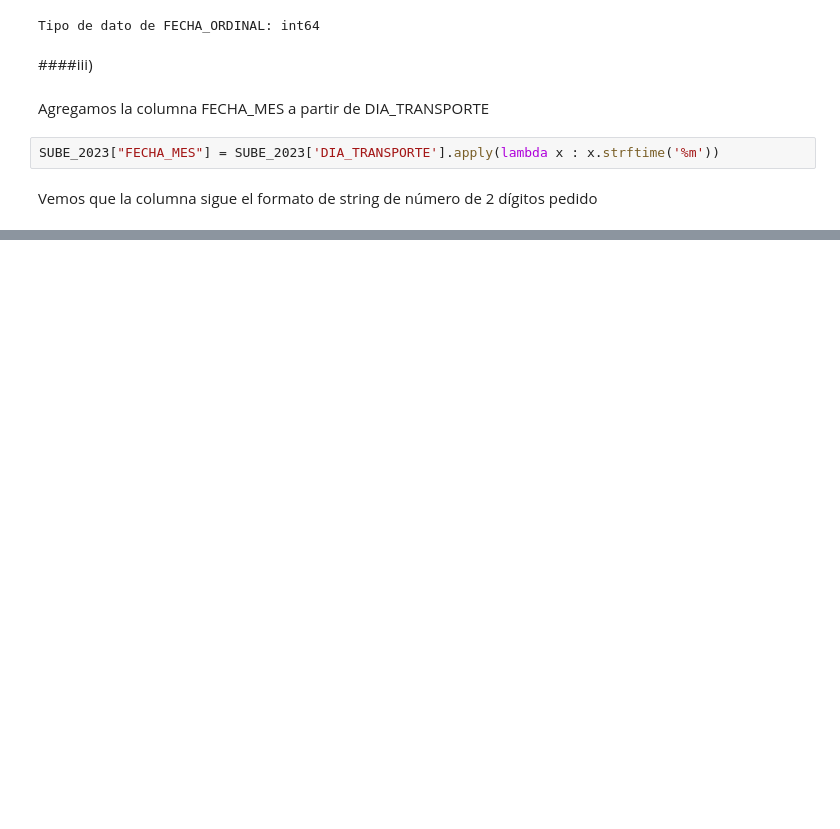
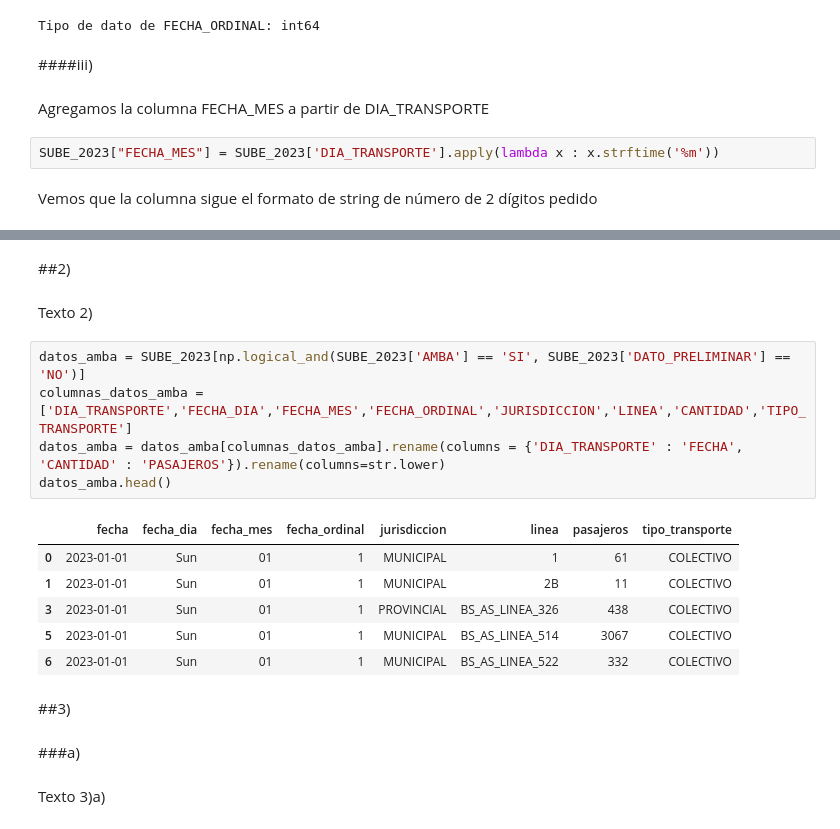
Before and after one commit to SrRenho/LDD-TP1, a Jupyter notebook: TP1.ipynb, the cells around one changed output, grey strips where cells are left out. Saved outputs shown, nothing was run; the diff lists cells and outputs as text; blank space fills up the shorter version.

```diff
--- a/TP1.ipynb
+++ b/TP1.ipynb
@@ -137,3 +135,25 @@ SUBE_2023.head()
 | 2 | 2023-01-01 | EMPRESA BATAN S.A. | BS_AS_LINEA 715M | NO | COLECTIVO | MUNICIPAL | BUENOS AIRES | GENERAL PUEYRREDON | ... |
 | 3 | 2023-01-01 | COMPAÑIA DE TRANSPORTE VECINAL S.A. | BS_AS_LINEA_326 | SI | COLECTIVO | PROVINCIAL | BUENOS AIRES | SN | ... |
 | 4 | 2023-01-01 | EMPRESA DE TRANSPORTE PERALTA RAM... | BS_AS_LINEA_512 | NO | COLECTIVO | MUNICIPAL | BUENOS AIRES | GENERAL PUEYRREDON | ... |
+# %% [markdown]
+##2)
+# %% [markdown]
+Texto 2)
+# %%
+datos_amba = SUBE_2023[np.logical_and(SUBE_2023['AMBA'] == 'SI', SUBE_2023['DATO_PRELIMINAR'] == 'NO')]
+columnas_datos_amba = ['DIA_TRANSPORTE','FECHA_DIA','FECHA_MES','FECHA_ORDINAL','JURISDICCION','LINEA','CANTIDAD','TIPO_TRANSPORTE']
+datos_amba = datos_amba[columnas_datos_amba].rename(columns = {'DIA_TRANSPORTE' : 'FECHA', 'CANTIDAD' : 'PASAJEROS'}).rename(columns=str.lower)
+datos_amba.head()
+# %% [output]
+|  | fecha | fecha_dia | fecha_mes | fecha_ordinal | jurisdiccion | linea | pasajeros | tipo_transporte |
+| 0 | 2023-01-01 | Sun | 01 | 1 | MUNICIPAL | 1 | 61 | COLECTIVO |
+| 1 | 2023-01-01 | Sun | 01 | 1 | MUNICIPAL | 2B | 11 | COLECTIVO |
+| 3 | 2023-01-01 | Sun | 01 | 1 | PROVINCIAL | BS_AS_LINEA_326 | 438 | COLECTIVO |
+| 5 | 2023-01-01 | Sun | 01 | 1 | MUNICIPAL | BS_AS_LINEA_514 | 3067 | COLECTIVO |
+| 6 | 2023-01-01 | Sun | 01 | 1 | MUNICIPAL | BS_AS_LINEA_522 | 332 | COLECTIVO |
+# %% [markdown]
+##3)
+# %% [markdown]
+###a)
+# %% [markdown]
+Texto 3)a)
```
Also changed, not shown: parts of 2 cells of this notebook.
